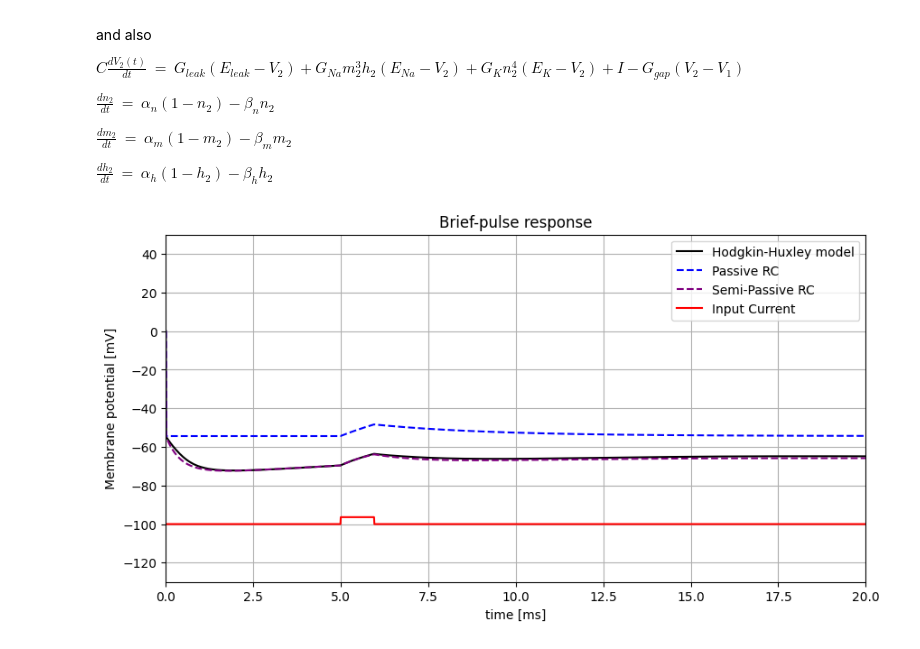
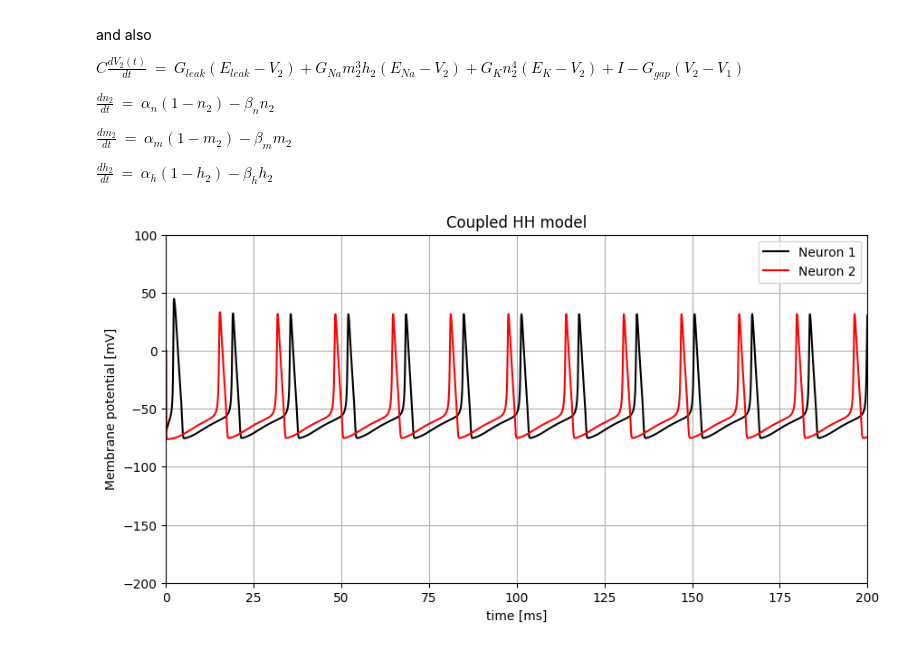
Before and after one commit to mgiugliano/ePhysSignals, a Jupyter notebook: notebooks/coupled_HH.ipynb, the cells around one changed output. Drawn from its saved outputs; the diff is of its cells as text; code cells hidden in the pictures.

```diff
--- a/notebooks/coupled_HH.ipynb
+++ b/notebooks/coupled_HH.ipynb
@@ -246,49 +151,29 @@ def RC2(Iext):
 # %%
 # @title After running this cell manually, it will auto-run if you change the selected value. { run: "auto" }
-T = 20.
+T = 200.
 # Calculate the number of time steps using the total time and time step
 N = int(T / Δt)  # Ensure N is an integer
 
 
-I0 = 0.072 #@param {type:"slider", min:-0.2, max:2, step:0.0005}
-T0 = 0.96 #@param {type:"slider", min:0.01, max:20, step:0.01}
-
-delay = 5.
-
-i1 = np.arange(0,delay,Δt)
-i2 = np.arange(i1[-1] + Δt,i1[-1] + Δt + T0,Δt)
-i3 = np.arange(i2[-1] + Δt,T,Δt)
-
-M1 = len(i1)
-M2 = len(i2)
-M3 = len(i3)
-
-N = M1 + M2 + M3
+I0 = 0.0745
+ggap = 0 #@param {type:"slider", min:0.0, max:0.001, step:0.0001}
 
 # Generate the time array using N as the num argument
 time = np.linspace(0, T, N)        # Array containing the "time" axis [ms]
 
-Iext = np.concatenate((np.zeros(M1), I0 * np.ones(M2), np.zeros(M3)))
-
-W2, freq =  HH2(Iext)
-
-#Wanalyt = RC(Iext)
-Wanalyt0  = RC(Iext)
-Wanalyt, _ = RC2(Iext)
+W1, W2, freq1, freq2 =  coupled_HH(I0, -70, 0)
 
 fig = plt.figure(figsize=(10, 5))  # Create the figure and assign to fig
-plt.plot(time, W2, label='Hodgkin-Huxley model', color='black', linestyle='-')
-plt.plot(time, Wanalyt0, label='Passive RC', color='blue', linestyle='--')
-plt.plot(time, Wanalyt, label='Semi-Passive RC', color='purple', linestyle='--')
-plt.plot(time, (50*Iext-100), label='Input Current', color='red', linestyle='-')
+plt.plot(time, W1, label='Neuron 1', color='black', linestyle='-')
+plt.plot(time, W2, label='Neuron 2', color='red', linestyle='-')
 
 plt.xlabel('time [ms]')
 plt.ylabel('Membrane potential [mV]')
-plt.title('Brief-pulse response')
+plt.title('Coupled HH model')
 plt.xlim([0, T])
-plt.ylim([-130, 50])
+plt.ylim([-200, 100])
 plt.grid(True)
 plt.legend()
 plt.show()
 # %% [output]
-[figure, old version]
+[figure, new version]
```
Also changed, not shown: parts of 5 cells of this notebook.
